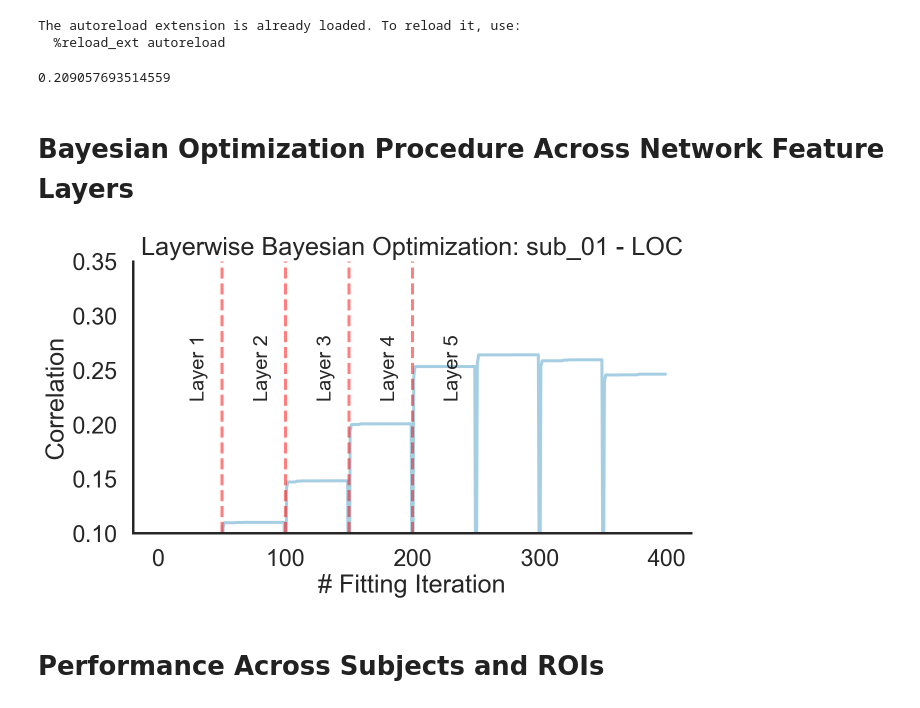
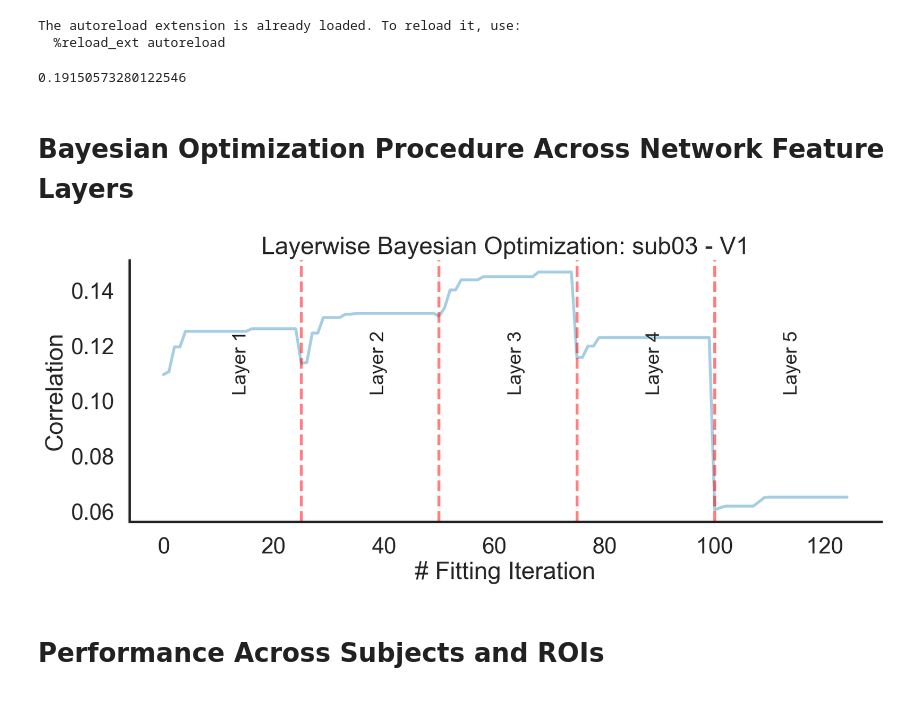
Before and after one commit to RobertTLange/algonauts-2021, a Jupyter notebook: notebooks/inspect_experiments.ipynb, the cells around one changed output. Cells and saved outputs as stored; diff of their text form; code cells hidden in the pictures.

```diff
--- a/notebooks/inspect_experiments.ipynb
+++ b/notebooks/inspect_experiments.ipynb
@@ -21,6 +21,6 @@ from utils.visualize_experiments import (plot_roi_subject_grid, plot_average_sco
                                          plot_bo_scores, plot_perf_per_layer, plot_best_layer)
 # %%
-num_bo_iters = 50
+num_bo_iters = 25
 num_layers = 5
 # %%
 #experiment_dir = "../experiments/roi/elastic_resnet50_bo_50"
@@ -46,20 +46,21 @@ num_layers = 5
 #experiment_dir = "../data/experiments/roi/elastic_250_efficientnet_b3_b50"
 #experiment_dir = "../data/experiments/wb/elastic_250_efficientnet_b3_b30"
 
-experiment_dir = "../data/experiments/roi/elastic_250_vgg_bo_50"
+#experiment_dir = "../data/experiments/roi/elastic_250_vgg_bo_50"
 #experiment_dir = "../data/experiments/wb/elastic_250_efficientnet_b3_b30"
+experiment_dir = "../data/experiments/roi/pls_resnet50_bo_25"
 
 meta_log, hyper_log = load_result_logs(experiment_dir)
 # %%
 hyper_log.best_bo_score.mean()
 # %% [output]
-0.209057693514559
+0.19150573280122546
 # %% [markdown]
 # Bayesian Optimization Procedure Across Network Feature Layers
 # %%
-plot_bo_scores(meta_log, "b_1_eval_0", subject_id="sub_01", roi_type="LOC", num_bo_per_layer=num_bo_iters, num_layers=num_layers)
+plot_bo_scores(meta_log, hyper_log, subject_id="sub03", roi_type="V1", num_bo_per_layer=num_bo_iters, num_layers=num_layers)
 # %% [output]
-[figure, old version]
+[figure, new version]
 # %% [markdown]
 # Performance Across Subjects and ROIs
 # %%
```
Also changed, not shown: parts of 5 cells of this notebook, 9 other files.
